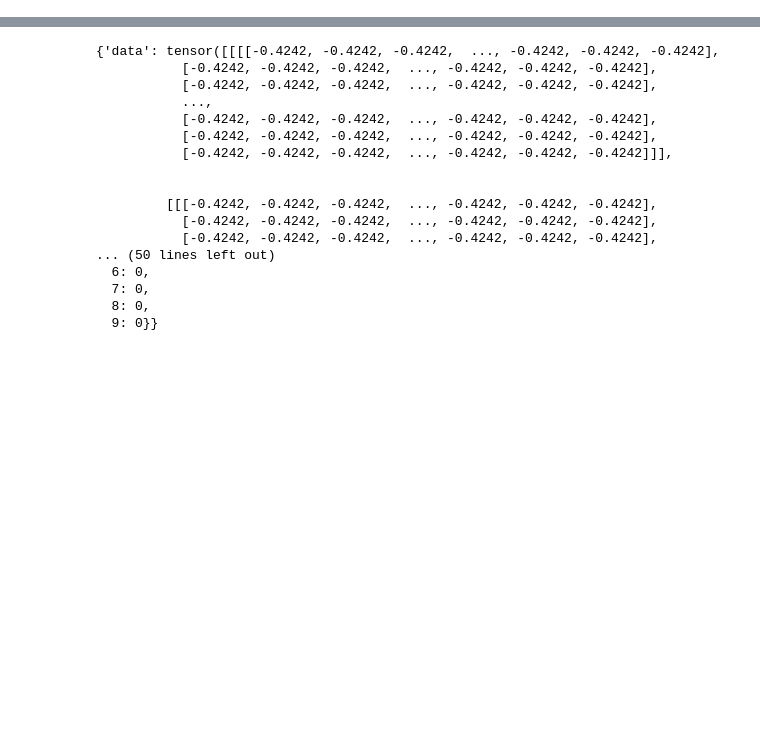
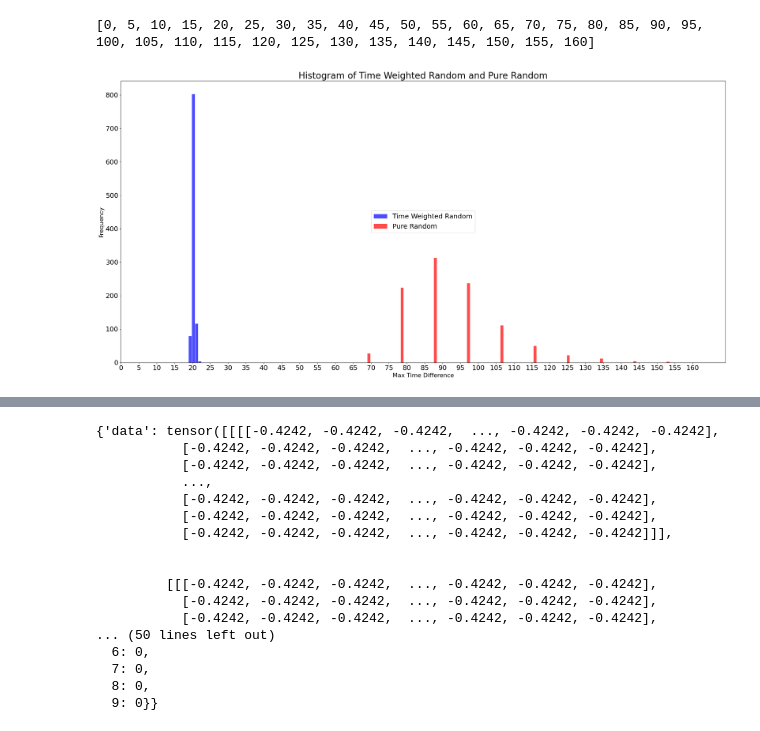
Before and after one commit to Soak-rar/CFL, a Jupyter notebook: DataLoadTest.ipynb, the cells around one changed output, grey strips where cells are left out. Cells and saved outputs as stored; diff of their text form; code cells hidden in the pictures; blank space fills up the shorter version.

```diff
--- a/DataLoadTest.ipynb
+++ b/DataLoadTest.ipynb
@@ -22,0 +92,79 @@ from DataScientist import pca_deduce
+# %%
+import matplotlib.pyplot as plt
+import seaborn as sns  # 导入Seaborn库，用于创建密度图
+
+# client_list = [i for i in range(100)]
+#
+# list_weight_TD = []
+# list_weight = []
+# for i in range(1000):
+#     max_time = 0
+#     client_weight = [1 for i in range(100)]
+#     for i in range(1000):
+#         e_weights = [math.pow(math.e, i) for i in client_weight]
+#         random_element = random.choices(client_list, weights=e_weights, k=10)
+#         # random_element = random.choices(client_list, weights=client_weight, k=10)
+#         # random_element = random.choices(client_list, k=10)
+#
+#         for k in client_list:
+#             if k in random_element:
+#                 client_weight[k] = 1
+#             else:
+#                 client_weight[k] += 1
+#
+#         new_max_time = max(client_weight)
+#
+#         max_time = new_max_time if max_time < new_max_time else max_time
+#
+#     list_weight_TD.append(max_time)
+#
+# for i in range(1000):
+#     max_time = 0
+#     client_weight = [1 for i in range(100)]
+#     for i in range(1000):
+#         e_weights = [math.pow(math.e, i) for i in client_weight]
+#         # random_element = random.choices(client_list, weights=e_weights, k=20)
+#         # random_element = random.choices(client_list, weights=client_weight, k=10)
+#         random_element = random.choices(client_list, k=10)
+#
+#         for k in client_list:
+#             if k in random_element:
+#                 client_weight[k] = 1
+#             else:
+#                 client_weight[k] += 1
+#
+#         new_max_time = max(client_weight)
+#
+#         max_time = new_max_time if max_time < new_max_time else max_time
+#
+#     # list_weight_TD.append(max_time)
+#     list_weight.append(max_time)
+#
+# np.save("list_weight_TD.npy", list_weight_TD)
+# np.save("list_weight.npy", list_weight)
+
+list_weight_TD = np.load("list_weight_TD.npy")
+list_weight = np.load("list_weight.npy")
+# 创建一个直方图
+plt.figure(figsize=(24, 12))  # 设置图形大小
+plt.subplot(1, 1, 1)  # 创建第一个子图
+
+plt.hist(list_weight_TD, bins=10, color='blue', alpha=0.7, label='Time Weighted Random', width= 0.8)
+plt.hist(list_weight, bins=10, color='red', alpha=0.7, label='Pure Random', width= 0.8)
+
+plt.xlabel('Max Time Difference', fontsize=16)
+plt.ylabel('Frequency', fontsize=16)
+plt.title('Histogram of Time Weighted Random and Pure Random',fontsize=24)
+
+plt.rcParams.update({'font.size': 18})
+x_ticks = [i for i in range(0, (int(max(list_weight)/10))*10+1,5)]  # 自定义刻度值
+print(x_ticks)
+plt.xticks(x_ticks)
+plt.legend(loc='center', prop={'size': 18})  # 设置图例位置为右上角
+
+# 显示图形
+plt.tight_layout()
+plt.show()
+# %% [output]
+[0, 5, 10, 15, 20, 25, 30, 35, 40, 45, 50, 55, 60, 65, 70, 75, 80, 85, 90, 95, 100, 105, 110, 115, 120, 125, 130, 135, 140, 145, 150, 155, 160]
+[figure, added]
```
Also changed, not shown: parts of 5 cells of this notebook, 14 other files.
